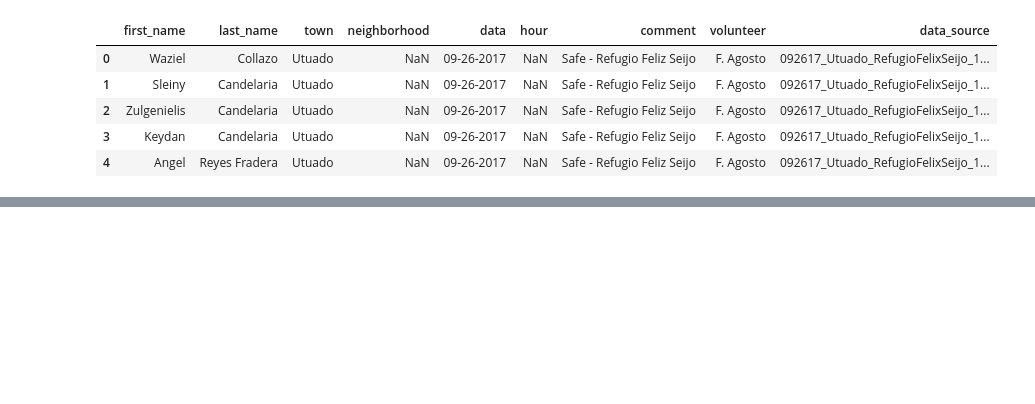
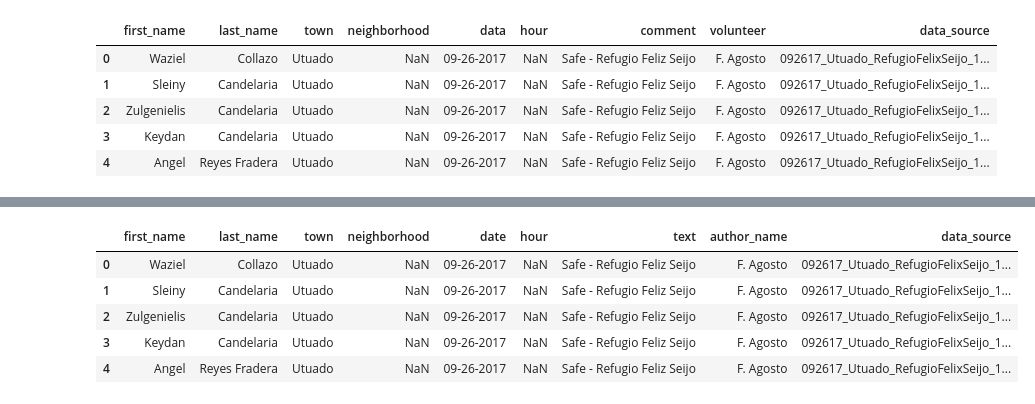
Before and after one commit to karmacelina/mtb_snail_uploads, a Jupyter notebook: notebooks/Untitled.ipynb, the cells around one changed output, grey strips where cells are left out. Saved outputs shown, nothing was run; the diff lists cells and outputs as text; code cells hidden in the pictures; blank space fills up the shorter version.

```diff
--- a/notebooks/Untitled.ipynb
+++ b/notebooks/Untitled.ipynb
@@ -27,0 +69,9 @@ df.head()
+# %%
+df.head()
+# %% [output]
+|  | first_name | last_name | town | neighborhood | date | hour | text | author_name | data_source |
+| 0 | Waziel | Collazo | Utuado | NaN | 09-26-2017 | NaN | Safe - Refugio Feliz Seijo | F. Agosto | 092617_Utuado_RefugioFelixSeijo_1... |
+| 1 | Sleiny | Candelaria | Utuado | NaN | 09-26-2017 | NaN | Safe - Refugio Feliz Seijo | F. Agosto | 092617_Utuado_RefugioFelixSeijo_1... |
+| 2 | Zulgenielis | Candelaria | Utuado | NaN | 09-26-2017 | NaN | Safe - Refugio Feliz Seijo | F. Agosto | 092617_Utuado_RefugioFelixSeijo_1... |
+| 3 | Keydan | Candelaria | Utuado | NaN | 09-26-2017 | NaN | Safe - Refugio Feliz Seijo | F. Agosto | 092617_Utuado_RefugioFelixSeijo_1... |
+| 4 | Angel | Reyes Fradera | Utuado | NaN | 09-26-2017 | NaN | Safe - Refugio Feliz Seijo | F. Agosto | 092617_Utuado_RefugioFelixSeijo_1... |
```
Also changed, not shown: parts of 21 cells of this notebook.
